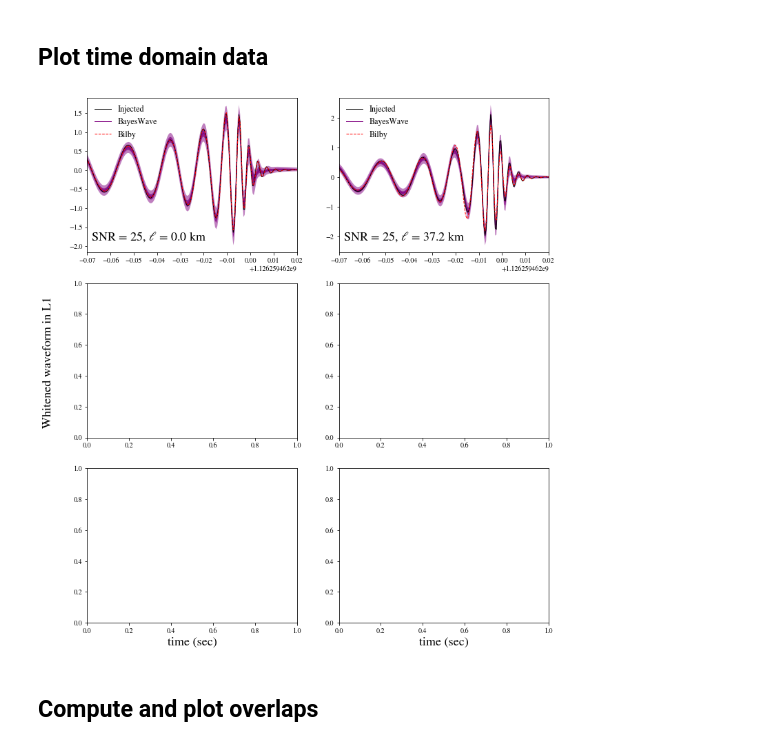
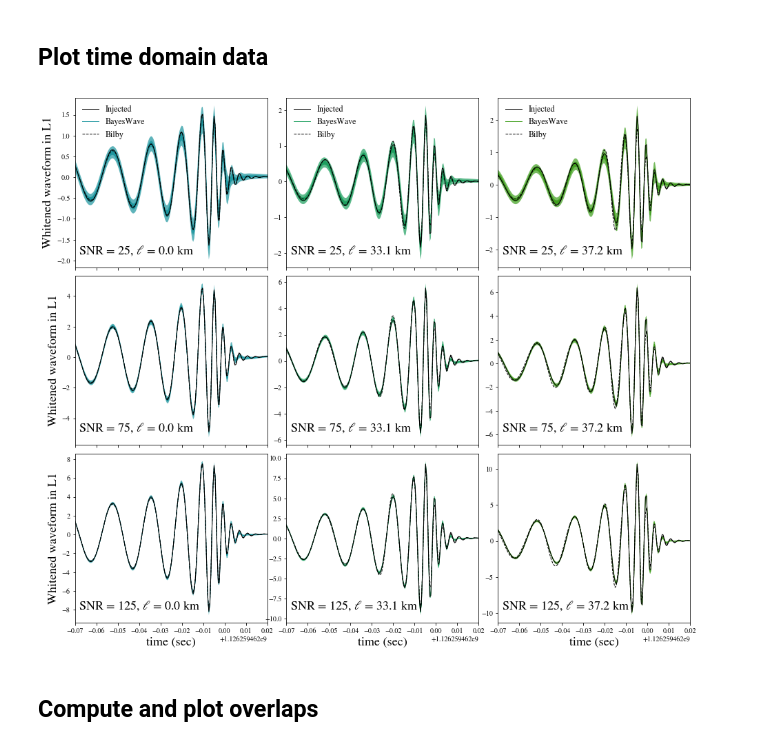
Before and after one commit to mariaokounkova/BeyondGRAnalysis, a Jupyter notebook: BayeswaveAnalysis.ipynb, the cells around one changed output. Saved outputs shown, nothing was run; the diff lists cells and outputs as text; code cells hidden in the pictures.

Commit message:
Update mismatch plot, update BW reconstruction plot

```diff
--- a/BayeswaveAnalysis.ipynb
+++ b/BayeswaveAnalysis.ipynb
@@ -11,6 +11,7 @@ import matplotlib
 import sys
 import h5py
 import os
+import seaborn as sns
 
 from math import sqrt
 
@@ -20,7 +21,7 @@ from ipynb.fs.full.Auxiliary import SubtractPeakTime, EllinKm, ComputeOverlap, C
 # Plot parameters
 matplotlib.rcParams['mathtext.fontset'] = 'stix'
 matplotlib.rcParams['font.family'] = 'STIXGeneral'
-# matplotlib.rcParams['axes.labelsize'] = 24
+matplotlib.rcParams['axes.labelsize'] = 24
 # matplotlib.rcParams['xtick.labelsize'] = 30
 # matplotlib.rcParams['ytick.labelsize'] = 30
 # matplotlib.rcParams['xtick.major.size'] = 20
@@ -30,9 +31,9 @@ matplotlib.rcParams['font.family'] = 'STIXGeneral'
 # matplotlib.rcParams['xtick.minor.visible'] = True
 # matplotlib.rcParams['xtick.minor.size'] = 10
 # matplotlib.rcParams['ytick.minor.size'] = 10
-# matplotlib.rcParams['legend.fontsize'] = 18
-# matplotlib.rcParams['legend.frameon'] = True
-# matplotlib.rcParams['lines.linewidth'] = 3
+matplotlib.rcParams['legend.fontsize'] = 18
+matplotlib.rcParams['legend.frameon'] = True
+#matplotlib.rcParams['lines.linewidth'] = 3
 
 t_gps = 1126259462.0
 t_start = t_gps - 2.0
@@ -127,8 +128,8 @@ def PlotMedianData(p, ax, color, det = "H1", label = "", legend = False):
     time, d1, d2, d3, d4, d5 = GetBWMedianData(p, det = det)
 
     ax.plot(time, d1, '-', lw = 1.0, alpha = 1.0, color=color, label = 'BayesWave')
-    ax.fill_between(time, d2, d3, alpha = 0.75, color=color, edgecolor=None)
-    ax.fill_between(time, d4, d5, alpha = 0.5, color=color, edgecolor=None)
+    ax.fill_between(time, d2, d3, alpha = 0.9, color=color, edgecolor=None)
+    ax.fill_between(time, d4, d5, alpha = 0.7, color=color, edgecolor=None)
 
     ## Plot injected data
     time, data = GetBWInjectedData(p, det = det)
@@ -137,7 +138,7 @@ def PlotMedianData(p, ax, color, det = "H1", label = "", legend = False):
 
     ## Plot Bilby reconstruction
     time, data = GetBilbyData(p, det = det)
-    ax.plot(time, data, '--', color='red', lw = 1.0, alpha=1.0,  label = 'Bilby')
+    ax.plot(time, data, '--', color='black', lw = 1.0, alpha=1.0,  label = 'Bilby')
 
     ## Label ell and SNR
     ax.text(0.02, 0.1, label, horizontalalignment='left',
@@ -155,50 +156,60 @@ def PlotMedianData(p, ax, color, det = "H1", label = "", legend = False):
 
         # specify order of items in legend
         order = [1,0,2]
 
         # add legend to plot
         ax.legend([handles[idx] for idx in order],[labels[idx] for idx in order], frameon=False, fontsize=12, loc='upper left')
 
 
 def BWPlots():
     """ Create a plot of injected and recovered BW strains in the time domain """
 
     det = "L1"
     base_dir = "/home/maria.okounkova/BeyondGRAnalysis/BilbyPE/PHENOM_"
 
-    fig, axarr = plt.subplots(3,2, figsize=(12, 14), sharex=False, sharey=False)
+    fig, axarr = plt.subplots(3,3, figsize=(16, 14), sharex=True, sharey=False)
 
     mass = 68.0 ## Injected mass
 
     ell = "0p0"
-    color = 'purple'
+    color = '#1b959e'
     PlotMedianData(base_dir + "dCS_" + ell + "_25", axarr[0][0], color, det = det, \
                    label = r'SNR = 25, $\ell$ = %.1f km' % EllinKm(ell, mass), legend = True)
-    # PlotMedianData(base_dir + "dCS_" + ell + "_75", axarr[1][0], color, det = det, \
-    #                label = r'SNR = 75, $\ell$ = %.1f km' % EllinKm(ell, mass))
-    # PlotMedianData(base_dir + "dCS_" + ell + "_125", axarr[2][0], color, det = det, \
-    #                label = r'SNR = 125, $\ell$ = %.1f km' % EllinKm(ell, mass))
+    PlotMedianData(base_dir + "dCS_" + ell + "_75", axarr[1][0], color, det = det, \
+                   label = r'SNR = 75, $\ell$ = %.1f km' % EllinKm(ell, mass))
+    PlotMedianData(base_dir + "dCS_" + ell + "_125", axarr[2][0], color, det = det, \
+                   label = r'SNR = 125, $\ell$ = %.1f km' % EllinKm(ell, mass))
+
+    ell = "0p33"
+    color = "#1b9e5d"
+    PlotMedianData(base_dir + "dCS_" + ell + "_25", axarr[0][1], color, det = det, \
+                    label = r'SNR = 25, $\ell$ = %.1f km' % EllinKm(ell, mass), legend = True)
+    PlotMedianData(base_dir + "dCS_" + ell + "_75", axarr[1][1], color, det = det, \
+                   label = r'SNR = 75, $\ell$ = %.1f km' % EllinKm(ell, mass))
+    PlotMedianData(base_dir + "dCS_" + ell + "_125", axarr[2][1], color, det = det, \
+                   label = r'SNR = 125, $\ell$ = %.1f km' % EllinKm(ell, mass))
 
     ell = "0p37"
-    color = "purple"
-    PlotMedianData(base_dir + "dCS_" + ell + "_25", axarr[0][1], color, det = det, \
-                   label = r'SNR = 25, $\ell$ = %.1f km' % EllinKm(ell, mass), legend = True)
-    # PlotMedianData(base_dir + "dCS_" + ell + "_75", axarr[1][1], color, det = det, \
-    #                label = r'SNR = 75, $\ell$ = %.1f km' % EllinKm(ell, mass))
-    # PlotMedianData(base_dir + "dCS_" + ell + "_125", axarr[2][1], color, det = det, \
-    #                label = r'SNR = 125, $\ell$ = %.1f km' % EllinKm(ell, mass))
+    color = "#3e9e1b"
+    PlotMedianData(base_dir + "dCS_" + ell + "_25", axarr[0][2], color, det = det, \
+                    label = r'SNR = 25, $\ell$ = %.1f km' % EllinKm(ell, mass), legend = True)
+    PlotMedianData(base_dir + "dCS_" + ell + "_75", axarr[1][2], color, det = det, \
+                   label = r'SNR = 75, $\ell$ = %.1f km' % EllinKm(ell, mass))
+    PlotMedianData(base_dir + "dCS_" + ell + "_125", axarr[2][2], color, det = det, \
+                   label = r'SNR = 125, $\ell$ = %.1f km' % EllinKm(ell, mass))
 
-    for i in range(2):
+    for i in range(3):
         axarr[-1][i].set_xlabel('time (sec)', fontsize = 18)
-
-    fig.text(0.06, 0.5, 'Whitened waveform in ' + det, ha='center', va='center', rotation='vertical', fontsize=18)
+        axarr[i][0].set_ylabel('Whitened waveform in ' + det, ha='center', labelpad = 4.0, rotation='vertical', fontsize=18)
+    plt.subplots_adjust(wspace=0.1, hspace=0.05)
+    #fig.text(0.06, 0.5, 'Whitened waveform in ' + det, ha='center', va='center', rotation='vertical', fontsize=18)
     plt.savefig('Bayeswave.pdf')
     #plt.tight_layout()
     plt.show()
 
 BWPlots()
 # %% [output]
-[figure, old version]
+[figure, new version]
 # %% [markdown]
 ## Compute and plot overlaps
 # %%
```
Also changed, not shown: parts of 6 cells of this notebook.
